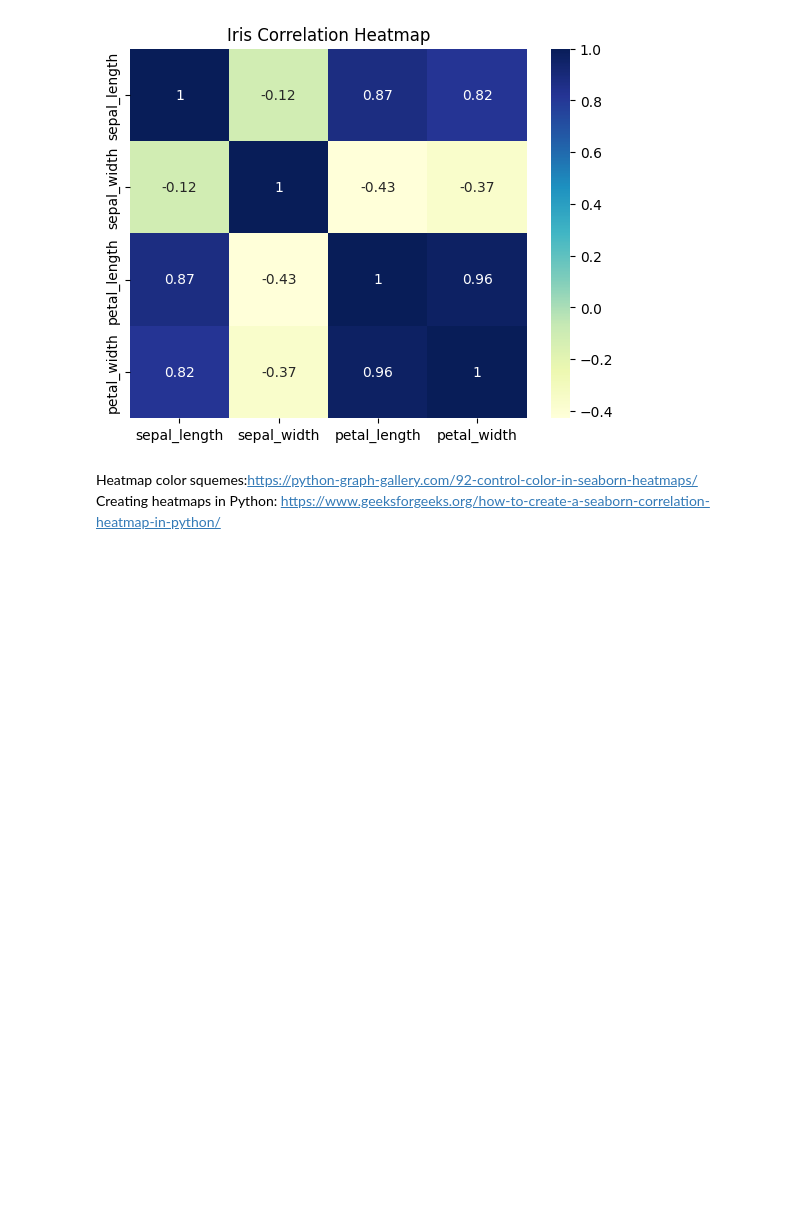
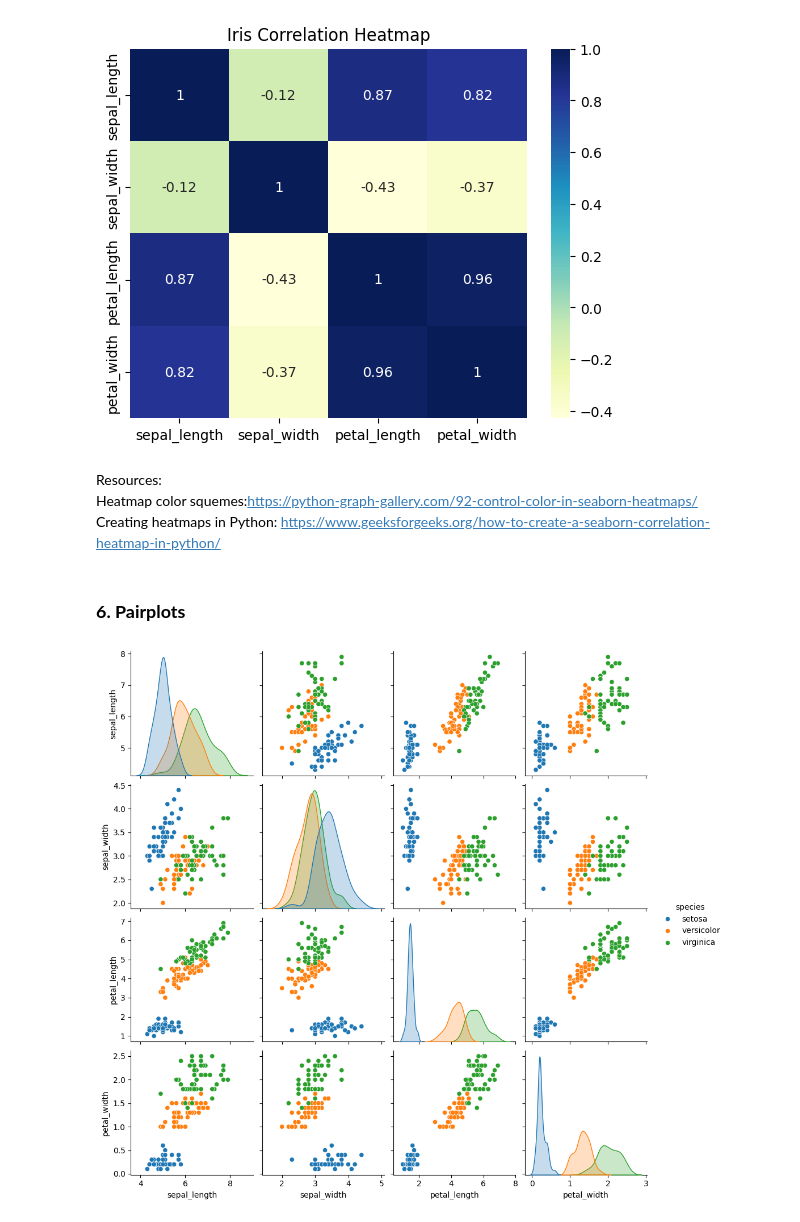
Before and after one commit to vanelyraa/pands-project, a Jupyter notebook: project.ipynb, the cells around one changed output. Cells and saved outputs as stored; diff of their text form; code cells hidden in the pictures; blank space fills up the shorter version.

```diff
--- a/project.ipynb
+++ b/project.ipynb
@@ -121,5 +153,8 @@ Scatterplot documentation: https://seaborn.pydata.org/generated/seaborn.scatterp
 # %%
-# Calculating correlation matrix from dataframe (table) from previous exercise
+# Loading Iris dataset using seaborn
+iris_sb = sb.load_dataset('iris')
+
+# Calculating correlation matrix from dataframe (table)
 my_correlation = iris_sb.corr(numeric_only=True)
 
 # Plotting heatmap
@@ -131,5 +166,17 @@ plt.show() # Displaying heatmap
 # %% [output]
 [figure]
 # %% [markdown]
+Resources:
 Heatmap color squemes:https://python-graph-gallery.com/92-control-color-in-seaborn-heatmaps/
 Creating heatmaps in Python: https://www.geeksforgeeks.org/how-to-create-a-seaborn-correlation-heatmap-in-python/
+# %% [markdown]
+### **6. Pairplots**
+# %%
+# Creating pairplot
+# hue: Species is the variable used to map plot features into different colors.
+sb.pairplot(iris_sb, hue="species")
+
+# Show the plot
+plt.show()
+# %% [output]
+[figure, added]
```
Also changed, not shown: parts of 9 cells of this notebook.
